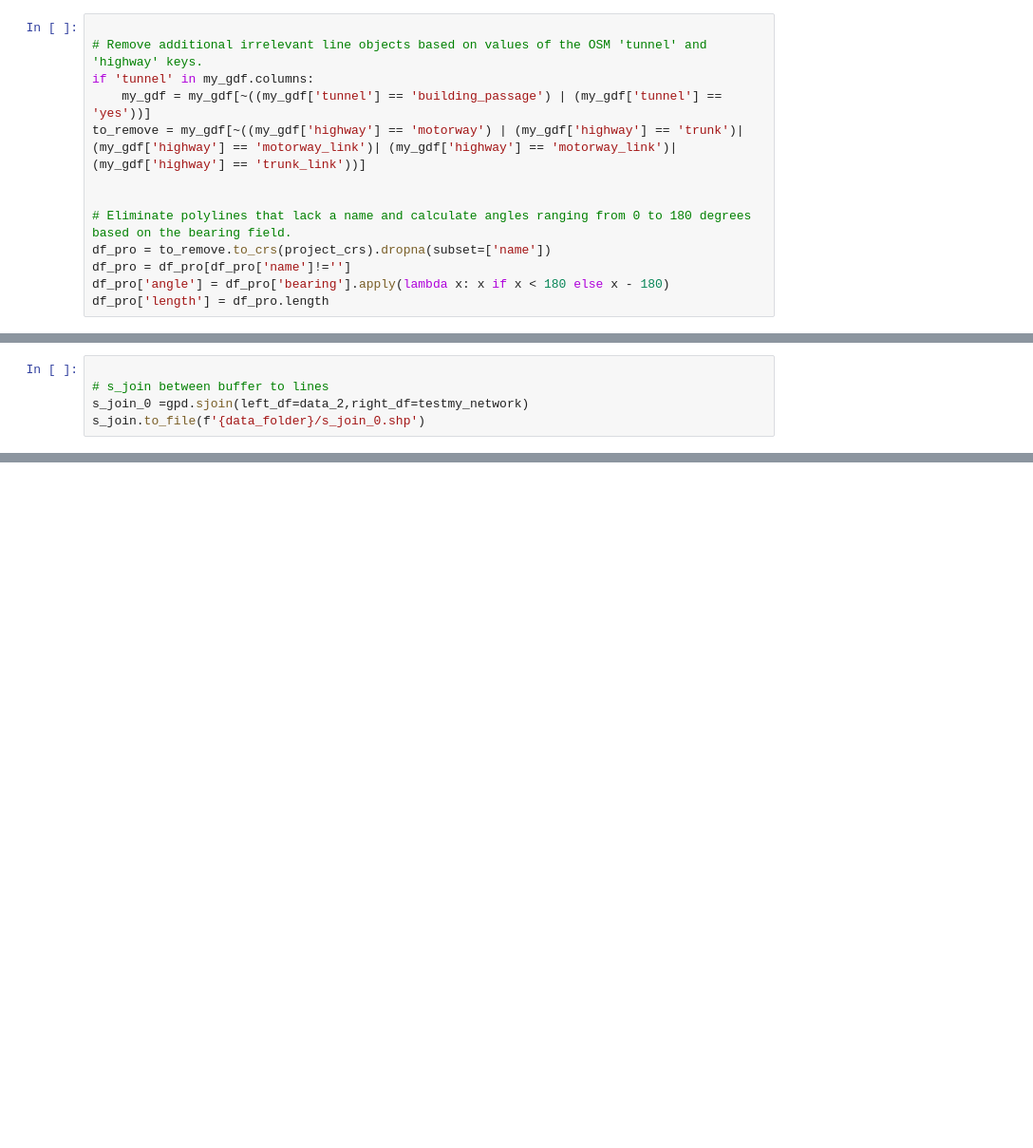
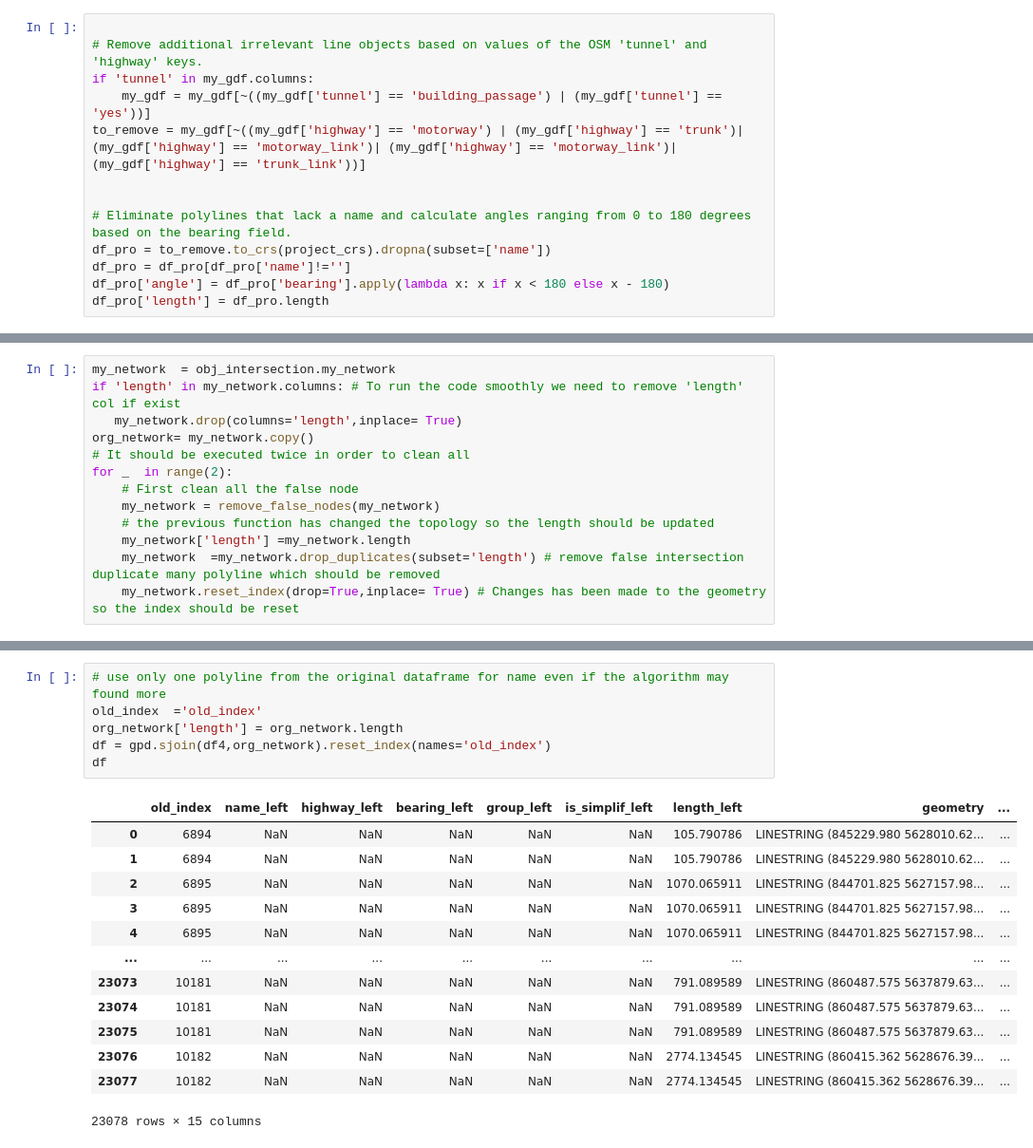
Before and after one commit to achic19/SOD0, a Jupyter notebook: Code/code_for_test.ipynb, the cells around one changed output, grey strips where cells are left out. Shown at 95% size. Cells and saved outputs as stored; diff of their text form; blank space fills up the shorter version.

```diff
--- a/Code/code_for_test.ipynb
+++ b/Code/code_for_test.ipynb
@@ -623,5 +308,0 @@ data_2
-# %%
-
-# s_join between buffer to lines
-s_join_0 =gpd.sjoin(left_df=data_2,right_df=testmy_network)
-s_join.to_file(f'{data_folder}/s_join_0.shp')
@@ -708,0 +639,13 @@ final2.network.to_file(f'{data_folder}/final.shp')
+# %%
+my_network  = obj_intersection.my_network
+if 'length' in my_network.columns: # To run the code smoothly we need to remove 'length' col if exist
+   my_network.drop(columns='length',inplace= True)
+org_network= my_network.copy()
+# It should be executed twice in order to clean all
+for _  in range(2):
+    # First clean all the false node
+    my_network = remove_false_nodes(my_network)
+    # the previous function has changed the topology so the length should be updated
+    my_network['length'] =my_network.length
+    my_network  =my_network.drop_duplicates(subset='length') # remove false intersection duplicate many polyline which should be removed
+    my_network.reset_index(drop=True,inplace= True) # Changes has been made to the geometry so the index should be reset
@@ -708,0 +679,20 @@ final2.network.to_file(f'{data_folder}/final.shp')
+# %%
+# use only one polyline from the original dataframe for name even if the algorithm may found more
+old_index  ='old_index'
+org_network['length'] = org_network.length
+df = gpd.sjoin(df4,org_network).reset_index(names='old_index')
+df
+# %% [output]
+|  | old_index | name_left | highway_left | bearing_left | group_left | is_simplif_left | length_left | geometry | ... |
+| 0 | 6894 | NaN | NaN | NaN | NaN | NaN | 105.790786 | LINESTRING (845229.980 5628010.62... | ... |
+| 1 | 6894 | NaN | NaN | NaN | NaN | NaN | 105.790786 | LINESTRING (845229.980 5628010.62... | ... |
+| 2 | 6895 | NaN | NaN | NaN | NaN | NaN | 1070.065911 | LINESTRING (844701.825 5627157.98... | ... |
+| 3 | 6895 | NaN | NaN | NaN | NaN | NaN | 1070.065911 | LINESTRING (844701.825 5627157.98... | ... |
+| 4 | 6895 | NaN | NaN | NaN | NaN | NaN | 1070.065911 | LINESTRING (844701.825 5627157.98... | ... |
+| ... | ... | ... | ... | ... | ... | ... | ... | ... | ... |
+| 23073 | 10181 | NaN | NaN | NaN | NaN | NaN | 791.089589 | LINESTRING (860487.575 5637879.63... | ... |
+| 23074 | 10181 | NaN | NaN | NaN | NaN | NaN | 791.089589 | LINESTRING (860487.575 5637879.63... | ... |
+| 23075 | 10181 | NaN | NaN | NaN | NaN | NaN | 791.089589 | LINESTRING (860487.575 5637879.63... | ... |
+| 23076 | 10182 | NaN | NaN | NaN | NaN | NaN | 2774.134545 | LINESTRING (860415.362 5628676.39... | ... |
+| 23077 | 10182 | NaN | NaN | NaN | NaN | NaN | 2774.134545 | LINESTRING (860415.362 5628676.39... | ... |
+23078 rows × 15 columns
```
Also changed, not shown: parts of 53 cells of this notebook, 1 other file.
